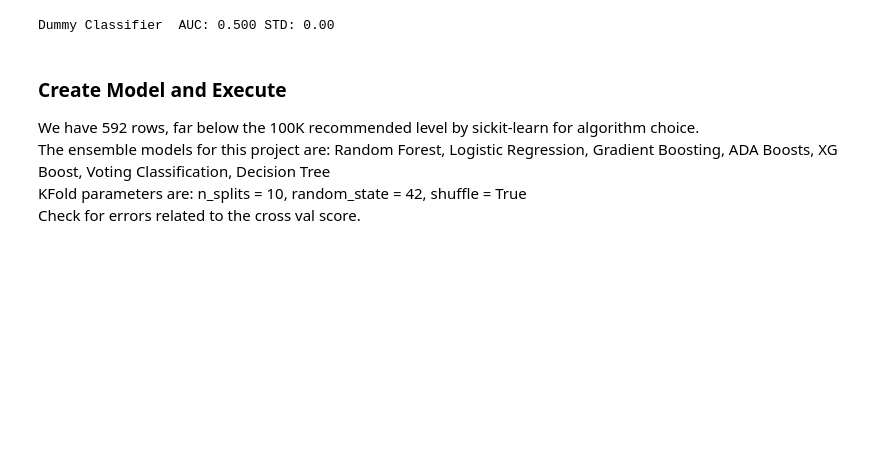
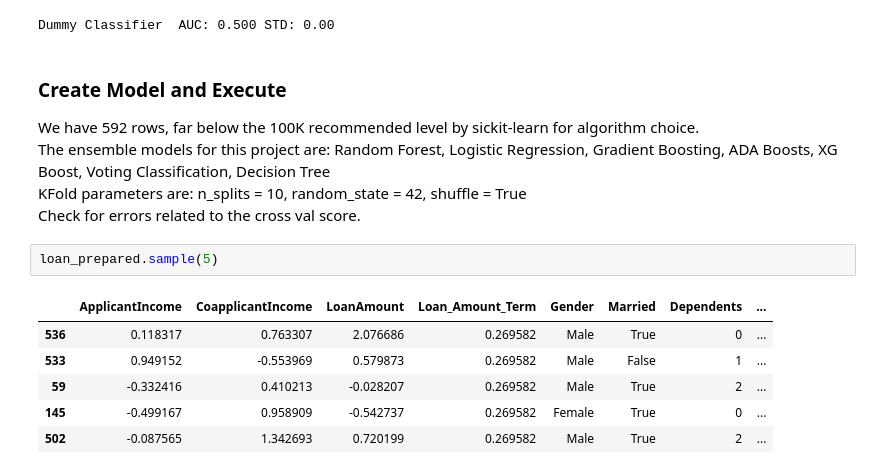
Before and after one commit to AirPro/freidrd-final-project-alternate, a Jupyter notebook: Loan_Data.ipynb, the cells around one changed output. Saved outputs shown, nothing was run; the diff lists cells and outputs as text; blank space fills up the shorter version.

```diff
--- a/Loan_Data.ipynb
+++ b/Loan_Data.ipynb
@@ -553,4 +555,13 @@ We have 592 rows, far below the 100K recommended level by sickit-learn for algor
 The ensemble models for this project are: Random Forest, Logistic Regression, Gradient Boosting, ADA Boosts, XG Boost, Voting Classification, Decision Tree <br>
 KFold parameters are: n_splits = 10, random_state = 42, shuffle = True <br>
 Check for errors related to the cross val score.
+# %%
+loan_prepared.sample(5)
+# %% [output]
+|  | ApplicantIncome | CoapplicantIncome | LoanAmount | Loan_Amount_Term | Gender | Married | Dependents | ... |
+| 536 | 0.118317 | 0.763307 | 2.076686 | 0.269582 | Male | True | 0 | ... |
+| 533 | 0.949152 | -0.553969 | 0.579873 | 0.269582 | Male | False | 1 | ... |
+| 59 | -0.332416 | 0.410213 | -0.028207 | 0.269582 | Male | True | 2 | ... |
+| 145 | -0.499167 | 0.958909 | -0.542737 | 0.269582 | Female | True | 0 | ... |
+| 502 | -0.087565 | 1.342693 | 0.720199 | 0.269582 | Male | True | 2 | ... |
 # %%
```
Also changed, not shown: parts of 4 cells of this notebook.
